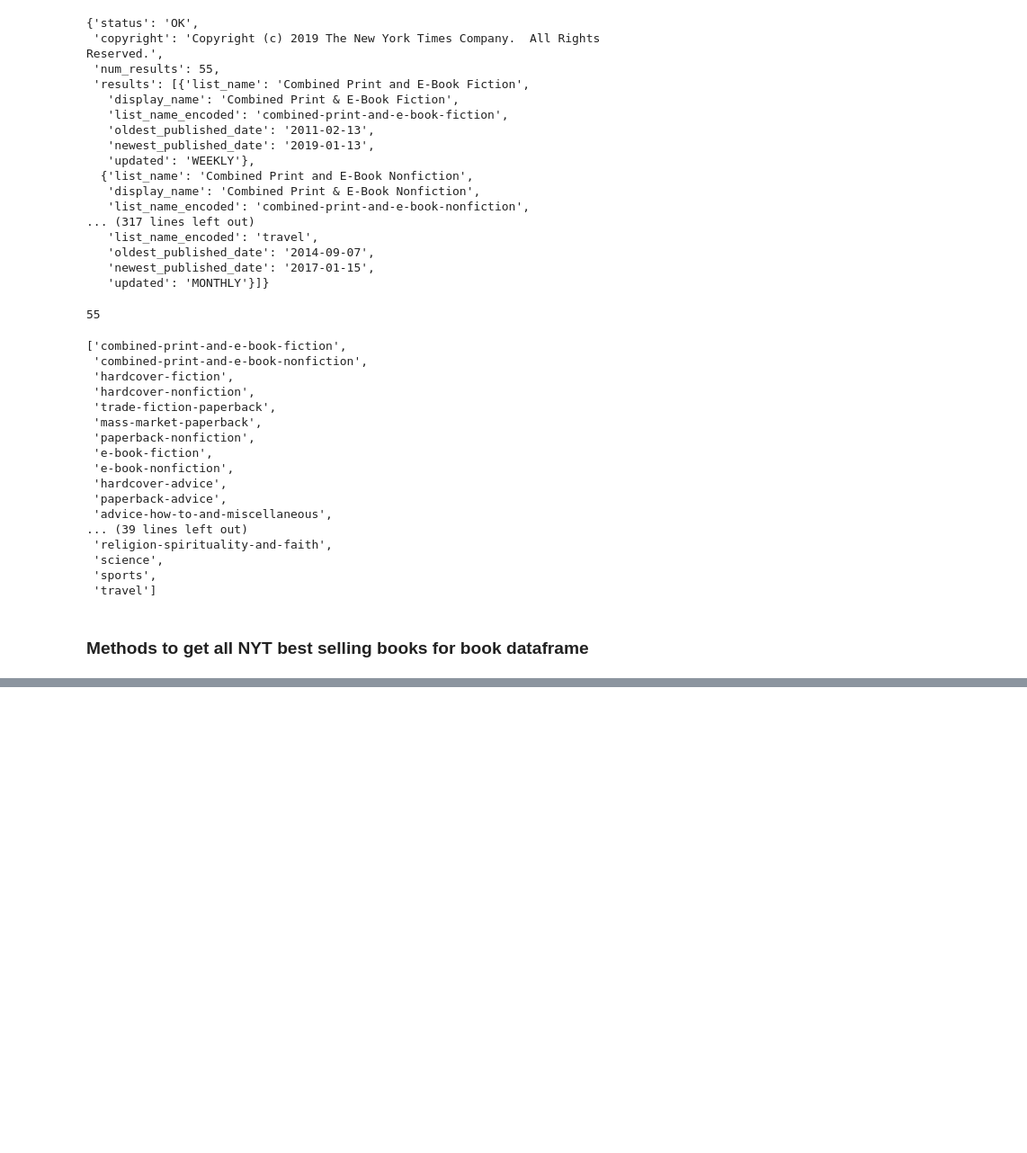
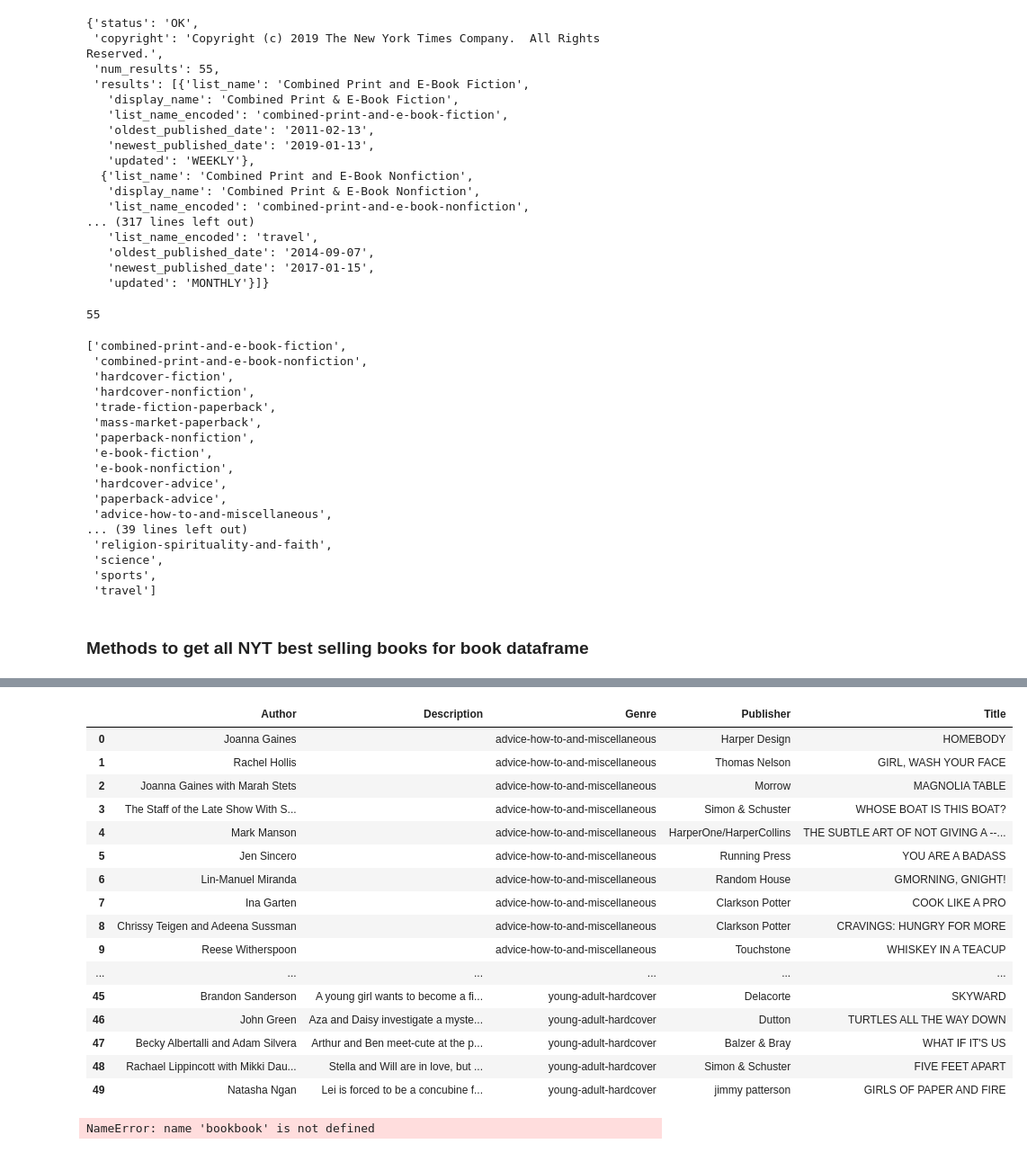
Before and after one commit to robillersomeone/NYT_bestsellers, a Jupyter notebook: data_exploration.ipynb, the cells around one changed output, grey strips where cells are left out. Shown at 90% size. Drawn from its saved outputs; the diff is of its cells as text; code cells hidden in the pictures; blank space fills up the shorter version.

Commit message:
made best sellers dataframe and csv folder

```diff
--- a/data_exploration.ipynb
+++ b/data_exploration.ipynb
@@ -95,0 +237,20 @@ len(bookbook)
+# %%
+books3_df
+# %% [output]
+|  | Author | Description | Genre | Publisher | Title |
+| 0 | Joanna Gaines |  | advice-how-to-and-miscellaneous | Harper Design | HOMEBODY |
+| 1 | Rachel Hollis |  | advice-how-to-and-miscellaneous | Thomas Nelson | GIRL, WASH YOUR FACE |
+| 2 | Joanna Gaines with Marah Stets |  | advice-how-to-and-miscellaneous | Morrow | MAGNOLIA TABLE |
+| 3 | The Staff of the Late Show With S... |  | advice-how-to-and-miscellaneous | Simon & Schuster | WHOSE BOAT IS THIS BOAT? |
+| 4 | Mark Manson |  | advice-how-to-and-miscellaneous | HarperOne/HarperCollins | THE SUBTLE ART OF NOT GIVING A --... |
+| 5 | Jen Sincero |  | advice-how-to-and-miscellaneous | Running Press | YOU ARE A BADASS |
+| 6 | Lin-Manuel Miranda |  | advice-how-to-and-miscellaneous | Random House | GMORNING, GNIGHT! |
+| 7 | Ina Garten |  | advice-how-to-and-miscellaneous | Clarkson Potter | COOK LIKE A PRO |
+| 8 | Chrissy Teigen and Adeena Sussman |  | advice-how-to-and-miscellaneous | Clarkson Potter | CRAVINGS: HUNGRY FOR MORE |
+| 9 | Reese Witherspoon |  | advice-how-to-and-miscellaneous | Touchstone | WHISKEY IN A TEACUP |
+| ... | ... | ... | ... | ... | ... |
+| 45 | Brandon Sanderson | A young girl wants to become a fi... | young-adult-hardcover | Delacorte | SKYWARD |
+| 46 | John Green | Aza and Daisy investigate a myste... | young-adult-hardcover | Dutton | TURTLES ALL THE WAY DOWN |
+| 47 | Becky Albertalli and Adam Silvera | Arthur and Ben meet-cute at the p... | young-adult-hardcover | Balzer & Bray | WHAT IF IT'S US |
+| 48 | Rachael Lippincott with Mikki Dau... | Stella and Will are in love, but ... | young-adult-hardcover | Simon & Schuster | FIVE FEET APART |
+| 49 | Natasha Ngan | Lei is forced to be a concubine f... | young-adult-hardcover | jimmy patterson | GIRLS OF PAPER AND FIRE |
@@ -95,0 +259,4 @@ len(bookbook)
+# %%
+len(bookbook)
+# %% [output]
+NameError: name 'bookbook' is not defined
```
Also changed, not shown: parts of 32 cells of this notebook, 8 other files.
